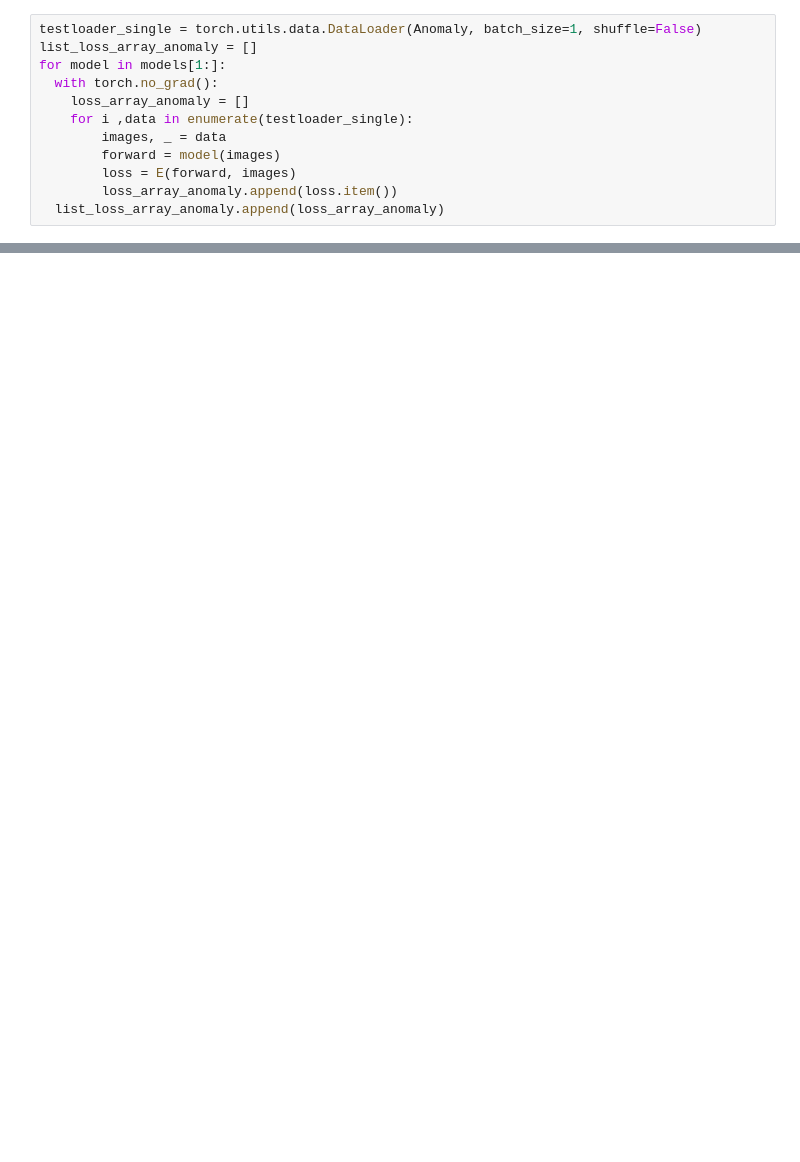
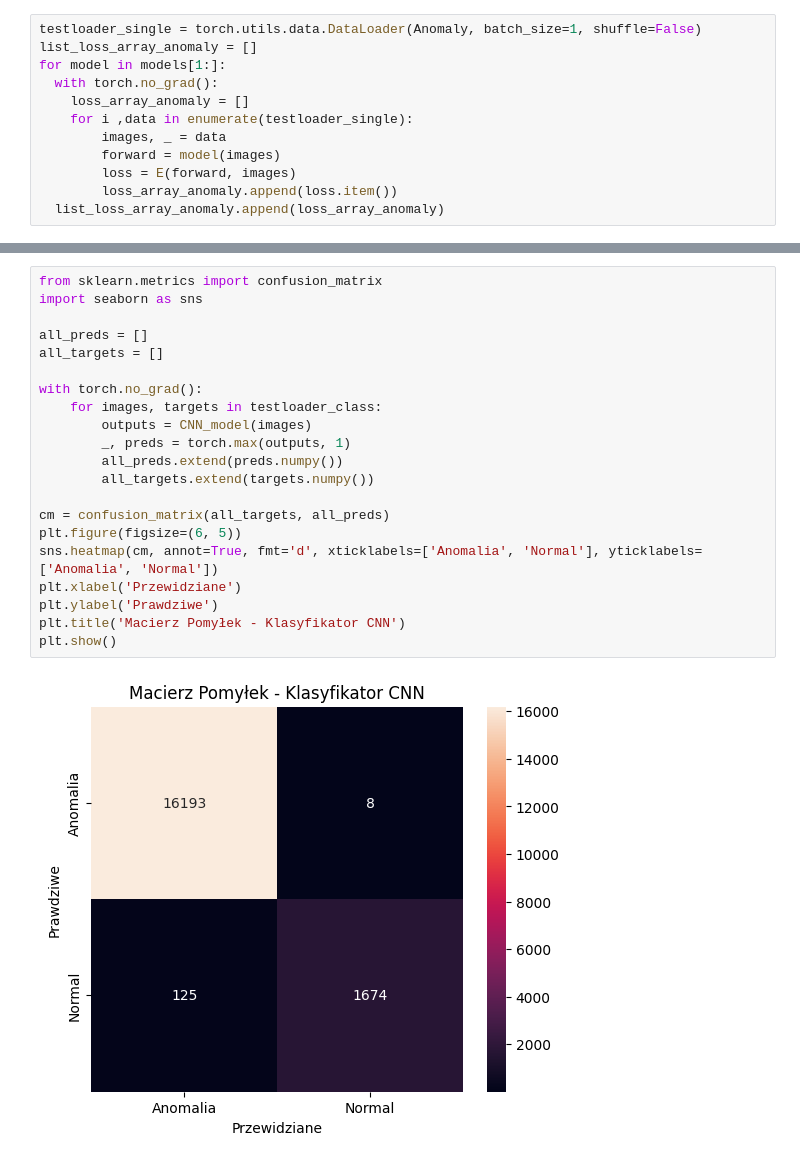
Before and after one commit to Awerdos/Anomaly-Detection-with-AutoEncoder, a Jupyter notebook: AutoEncoder.ipynb, the cells around one changed output, grey strips where cells are left out. Cells and saved outputs as stored; diff of their text form; blank space fills up the shorter version.

```diff
--- a/AutoEncoder.ipynb
+++ b/AutoEncoder.ipynb
@@ -319,0 +331,23 @@ plt.show()
+# %%
+from sklearn.metrics import confusion_matrix
+import seaborn as sns
+
+all_preds = []
+all_targets = []
+
+with torch.no_grad():
+    for images, targets in testloader_class:
+        outputs = CNN_model(images)
+        _, preds = torch.max(outputs, 1)
+        all_preds.extend(preds.numpy())
+        all_targets.extend(targets.numpy())
+
+cm = confusion_matrix(all_targets, all_preds)
+plt.figure(figsize=(6, 5))
+sns.heatmap(cm, annot=True, fmt='d', xticklabels=['Anomalia', 'Normal'], yticklabels=['Anomalia', 'Normal'])
+plt.xlabel('Przewidziane')
+plt.ylabel('Prawdziwe')
+plt.title('Macierz Pomyłek - Klasyfikator CNN')
+plt.show()
+# %% [output]
+[figure, added]
```
Also changed, not shown: parts of 11 cells of this notebook.
